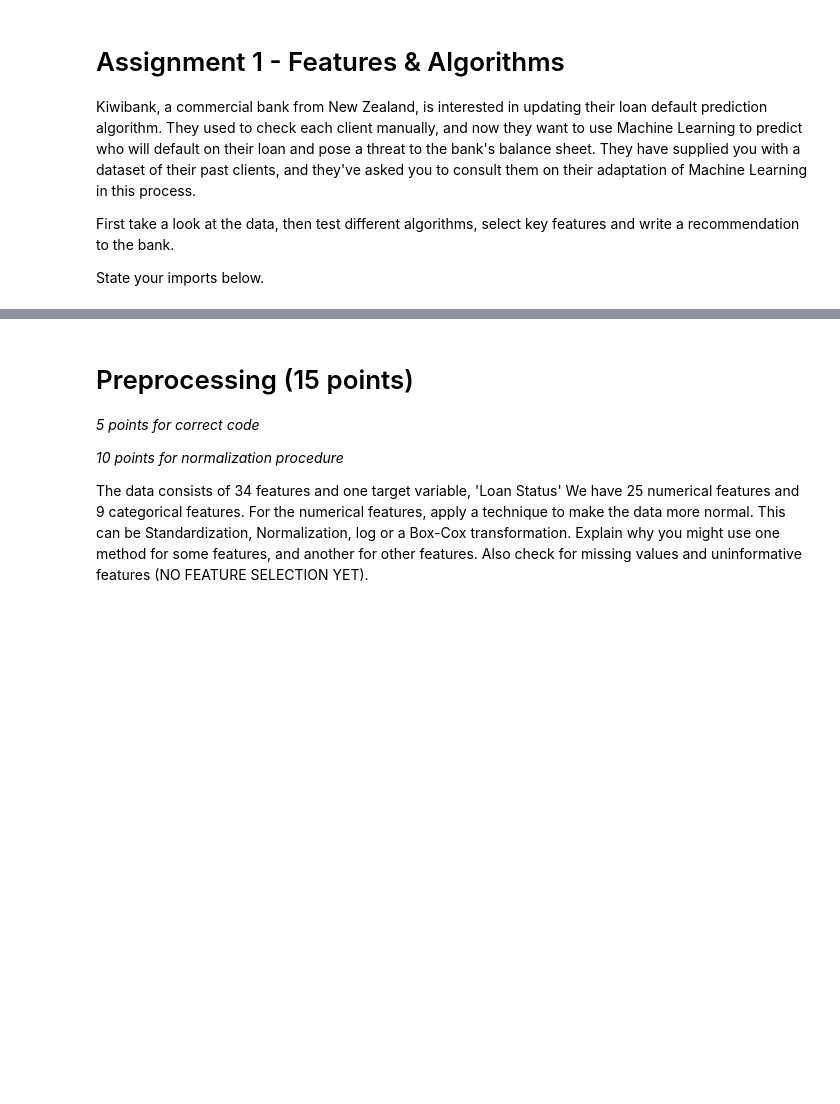
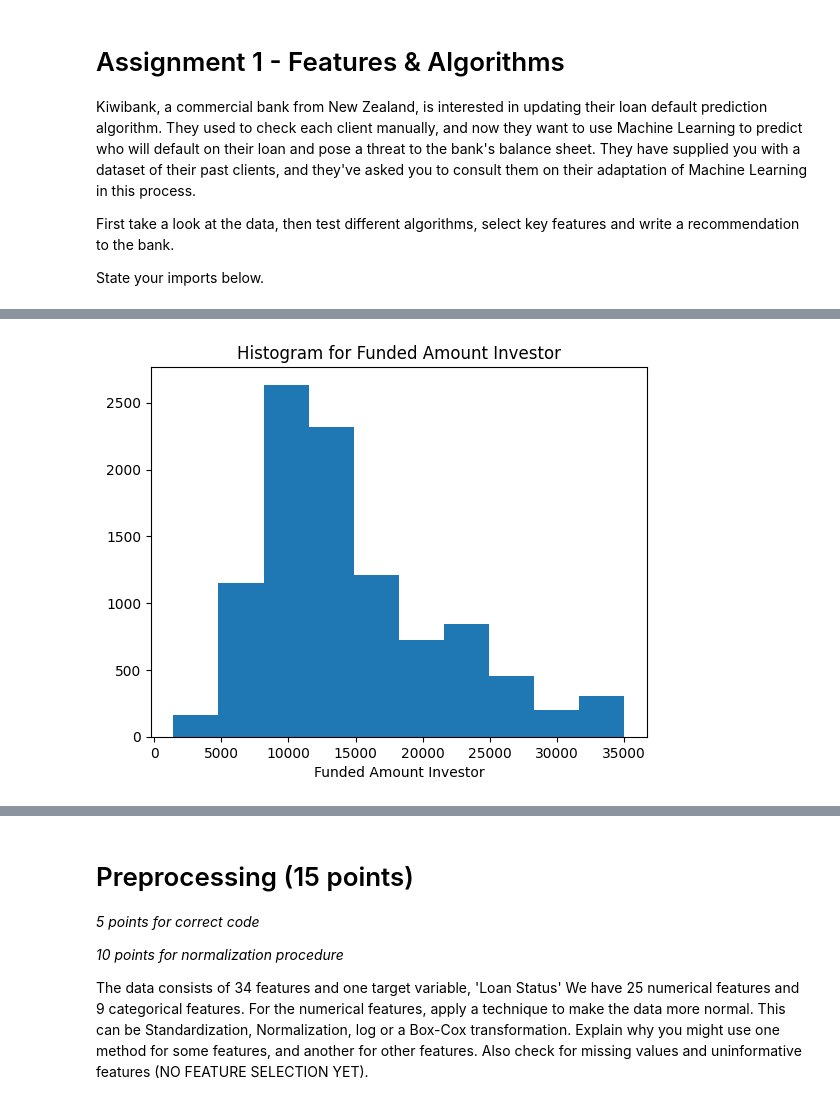
Before and after one commit to Imani-C/Machine_learning_Assignment1, a Jupyter notebook: ML4F_2023_Assignment_1.ipynb, the cells around one changed output, grey strips where cells are left out. Drawn from its saved outputs; the diff is of its cells as text; code cells hidden in the pictures; blank space fills up the shorter version.

```diff
--- a/ML4F_2023_Assignment_1.ipynb
+++ b/ML4F_2023_Assignment_1.ipynb
@@ -47,0 +104,7 @@ data = pd.read_csv("/content/7_ML4F_Assignment1Data.csv")
+# %%
+plt.hist(data["Funded Amount Investor"])
+plt.xlabel("Funded Amount Investor")
+plt.title("Histogram for Funded Amount Investor")
+plt.show()
+# %% [output]
+[figure, added]
```
Also changed, not shown: parts of 29 cells of this notebook.
